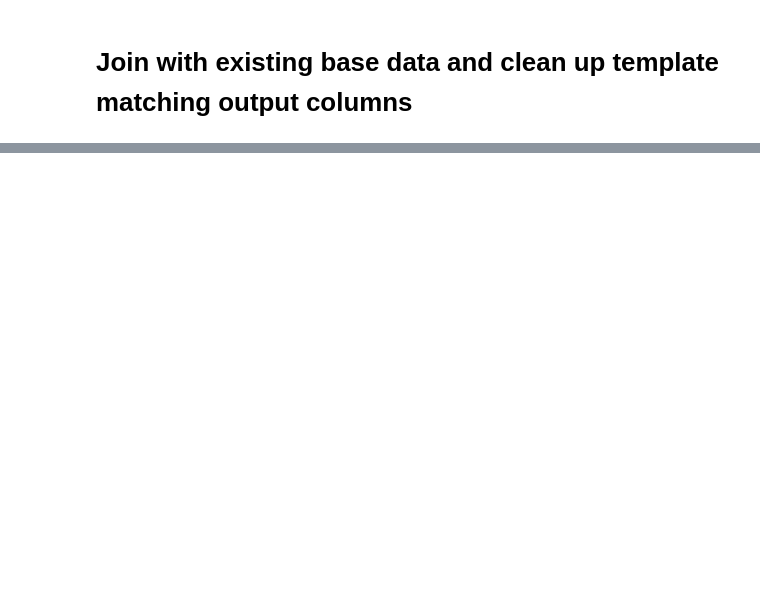
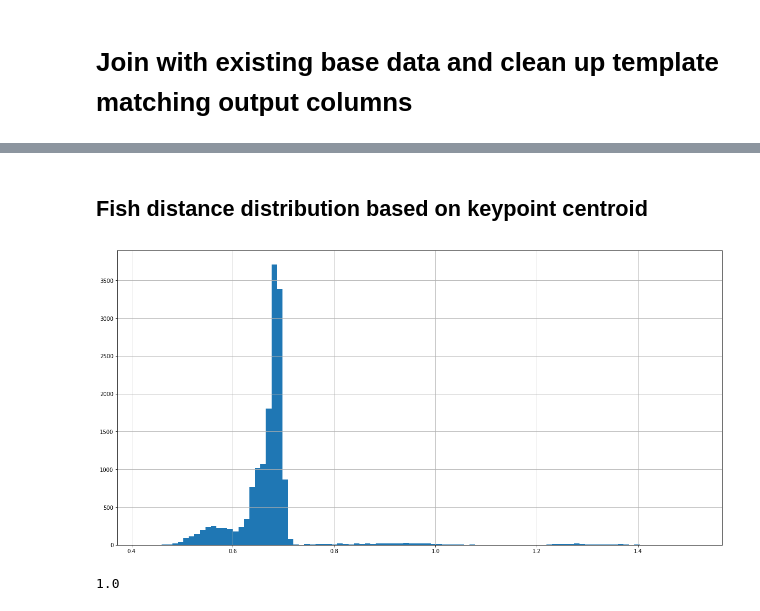
Before and after one commit to isabellafaccone/aquabytePersonal, a Jupyter notebook: alok/biomass_estimation/gtsf_nn/nn_keypoints_template_matching/2019-11-01 -- GTSF PySpark Template Matching.ipynb, the cells around one changed output, grey strips where cells are left out. Drawn from its saved outputs; the diff is of its cells as text; code cells hidden in the pictures; blank space fills up the shorter version.

Commit message:
research updates

```diff
--- a/alok/biomass_estimation/gtsf_nn/nn_keypoints_template_matching/2019-11-01 -- GTSF PySpark Template Matching.ipynb
+++ b/alok/biomass_estimation/gtsf_nn/nn_keypoints_template_matching/2019-11-01 -- GTSF PySpark Template Matching.ipynb
@@ -27,3 +29,34 @@ pd.set_option('display.max_colwidth', 500)
+# %%
+rds_access_utils = RDSAccessUtils(json.load(open(os.environ['PROD_RESEARCH_SQL_CREDENTIALS'])))
+query = """
+    select * from research.fish_metadata a left join keypoint_annotations b
+    on a.left_url = b.left_image_url
+    where b.keypoints is not null and b.is_qa = false;
+"""
+df = rds_access_utils.extract_from_database(query)
+# %%
+def get_world_keypoints(row):
+    if 'leftCrop' in row.keypoints and 'rightCrop' in row.keypoints:
+        return pixel2world(row.keypoints['leftCrop'], row.keypoints['rightCrop'], row.camera_metadata)
+    else:
+        return None
+
+def centroid_depth(x):
+    if x:
+        return np.mean([w[1] for w in x.values()])
+    return None
+
+def eye_depth(x):
+    if x:
+        return x['EYE'][1]
+    return None
+
+df['world_keypoints'] = df.apply(
+    lambda x: get_world_keypoints(x), axis=1
+)
+
+df['depth'] = df.world_keypoints.apply(lambda x: centroid_depth(x))
+df['eye_depth'] = df.world_keypoints.apply(lambda x: eye_depth(x))
 # %% [markdown]
 <h1> Load Parquet data from PySpark template matching service output files in s3 </h1>
 # %%
@@ -42,0 +135,15 @@ ArrowNotImplementedError: Nested data conversions not implemented for chunked ar
+# %% [markdown]
+<h2> Fish distance distribution based on keypoint centroid </h2>
+# %%
+plt.figure(figsize=(20, 10))
+mask = (df.depth > 0) & (df.depth < 2)
+plt.hist(df[mask].depth, bins=100)
+plt.grid()
+plt.show()
+# %% [output]
+[figure, added]
+# %%
+x = pdf.matches.iloc[0]
+np.median(np.abs(x[:, 1] - x[:, 3]))
+# %% [output]
+1.0
```
Also changed, not shown: parts of 11 cells of this notebook, 9 other files.
